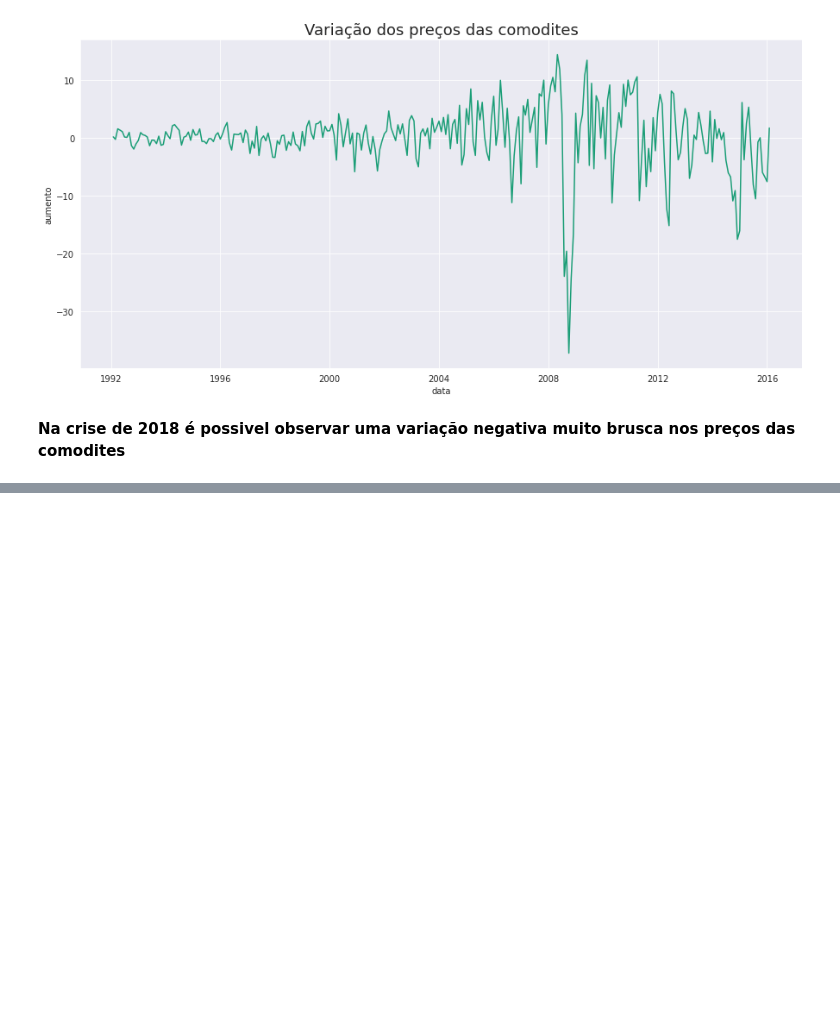
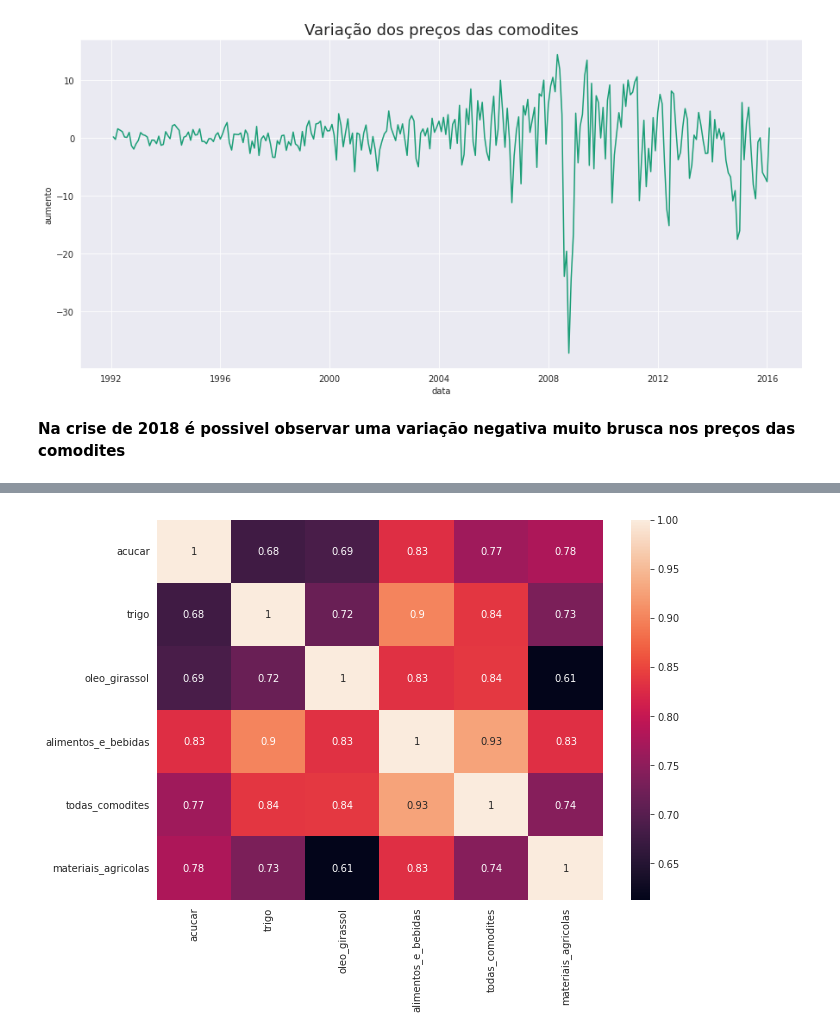
Before and after one commit to thuliocortes/python_junior, a Jupyter notebook: Comodites/Análise Geral I.ipynb, the cells around one changed output, grey strips where cells are left out. Saved outputs shown, nothing was run; the diff lists cells and outputs as text; code cells hidden in the pictures; blank space fills up the shorter version.

```diff
--- a/Comodites/Análise Geral I.ipynb
+++ b/Comodites/Análise Geral I.ipynb
@@ -185,0 +203,5 @@ ax = ax
+# %%
+ax = sns.heatmap(dados[['acucar','trigo', 'oleo_girassol', 'alimentos_e_bebidas', 'todas_comodites', 'materiais_agricolas']].corr(), annot = True)
+ax.figure.set_size_inches(10, 7)
+# %% [output]
+[figure, added]
```
Also changed, not shown: parts of 4 cells of this notebook.
